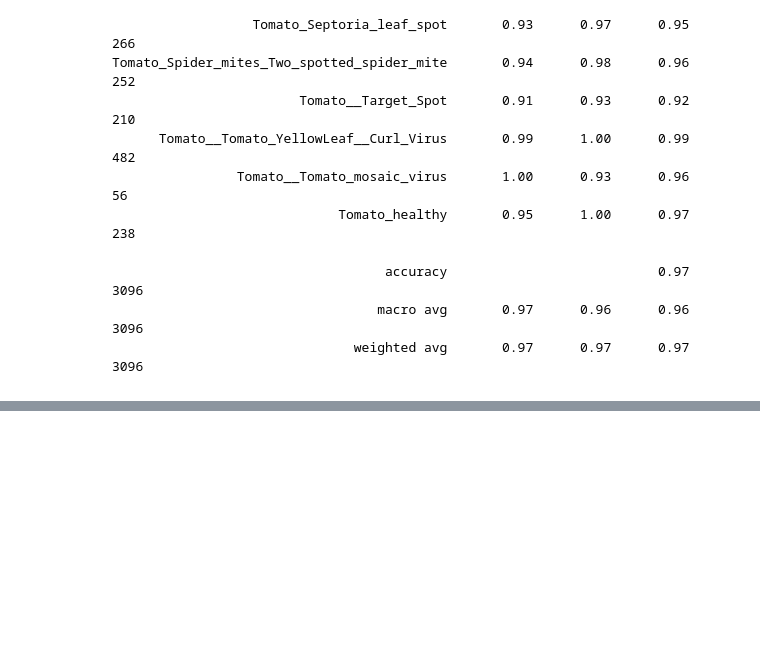
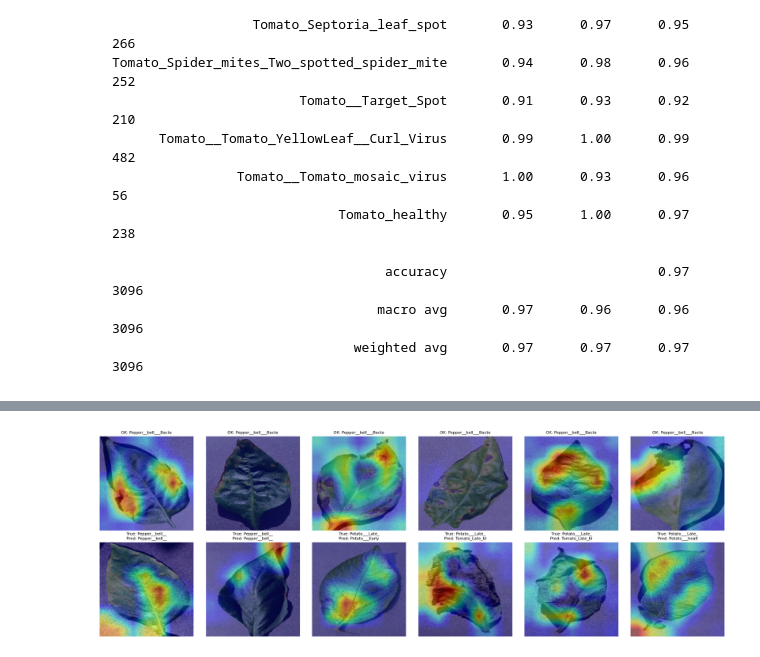
Before and after one commit to priyansh-commits/Plant_village_project, a Jupyter notebook: plant_project.ipynb, the cells around one changed output, grey strips where cells are left out. Cells and saved outputs as stored; diff of their text form; code cells hidden in the pictures; blank space fills up the shorter version.

```diff
--- a/plant_project.ipynb
+++ b/plant_project.ipynb
@@ -1018,0 +1010,44 @@ with open("class_names.json", "w") as f:
+# %%
+import matplotlib.cm as cm
+
+def gradcam(model, base, img):                       # img: (224,224,3), 0-255
+    x = tf.convert_to_tensor(img[None], tf.float32)
+    head = model.layers[model.layers.index(base)+1:]
+    with tf.GradientTape() as tape:
+        fmap = base(x, training=False)               # (1,7,7,1280)
+        tape.watch(fmap)
+        y = fmap
+        for l in head:
+            y = l(y, training=False)
+        cls = tf.argmax(y[0])
+        score = y[:, cls]
+    grads = tape.gradient(score, fmap)
+    w = tf.reduce_mean(grads, axis=(1, 2))           # (1,1280)
+    cam = tf.reduce_sum(fmap * w[:, None, None, :], axis=-1)[0]
+    cam = tf.nn.relu(cam)
+    cam = (cam / (tf.reduce_max(cam) + 1e-8)).numpy()
+    return cam, int(cls), y[0].numpy()
+
+def show_cam(img, cam, ax, title):
+    heat = cm.jet(tf.image.resize(cam[..., None], (224, 224)).numpy()[..., 0])[..., :3]
+    ax.imshow(np.clip(0.55 * img / 255.0 + 0.45 * heat, 0, 1))
+    ax.set_title(title, fontsize=8); ax.axis("off")
+# %%
+images, labels = [], []
+for im, lb in test_ds.take(20):
+    images.append(im.numpy()); labels.append(lb.numpy())
+images, labels = np.concatenate(images), np.concatenate(labels)
+
+fig, axes = plt.subplots(2, 6, figsize=(18, 6))
+shown_ok = shown_bad = 0
+for im, lb in zip(images, labels):
+    cam, pred, probs = gradcam(model2, base_model2, im)
+    ok = pred == lb
+    if ok and shown_ok < 6:
+        show_cam(im, cam, axes[0, shown_ok], f"OK: {class_names[pred][:20]}"); shown_ok += 1
+    elif not ok and shown_bad < 6:
+        show_cam(im, cam, axes[1, shown_bad],
+                 f"True: {class_names[lb][:14]}\nPred: {class_names[pred][:14]}"); shown_bad += 1
+plt.tight_layout(); plt.savefig("gradcam.png", dpi=150); plt.show()
+# %% [output]
+[figure, added]
```
Also changed, not shown: parts of 15 cells of this notebook.
